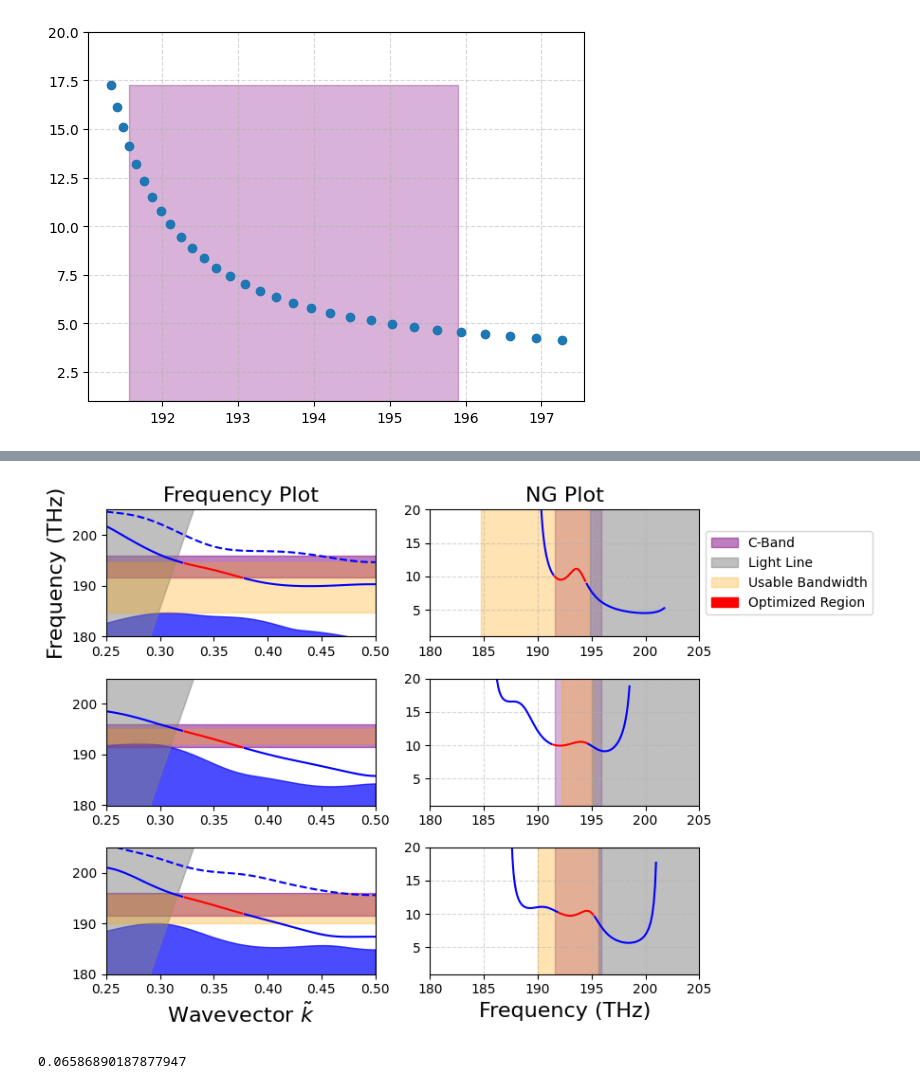
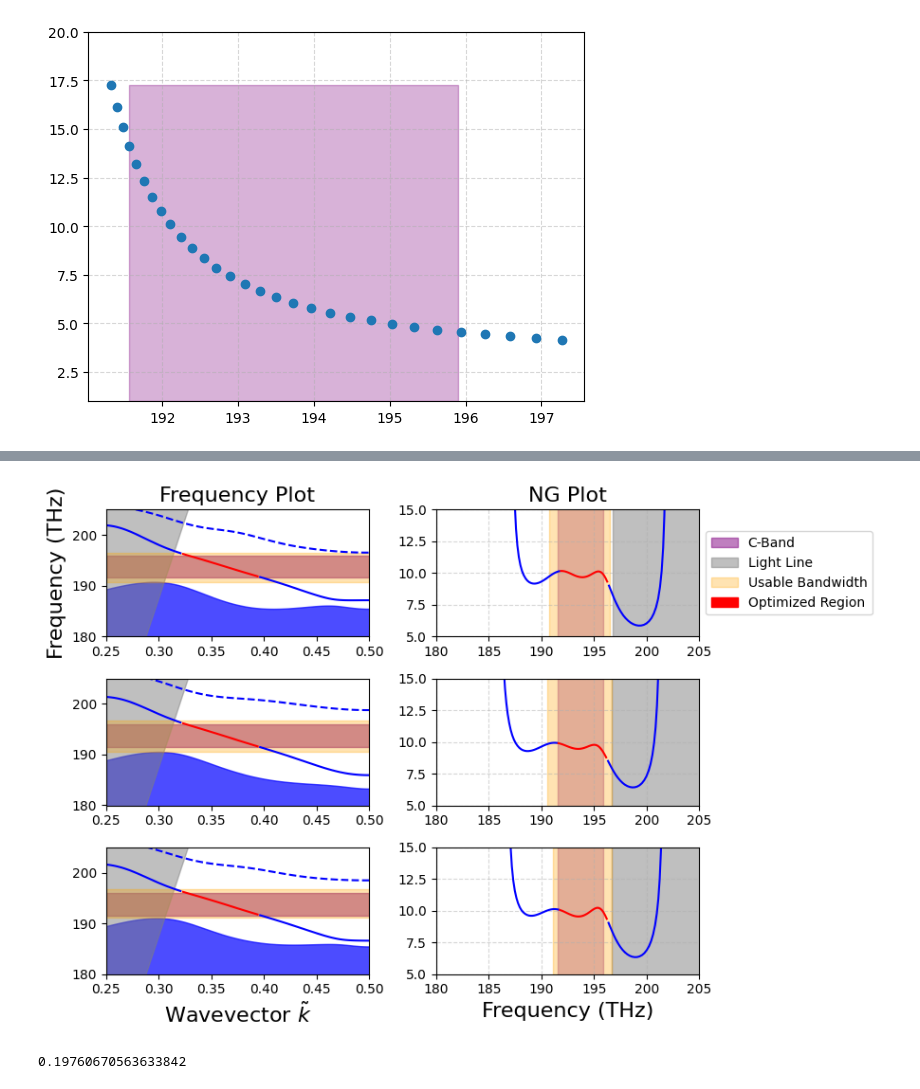
Before and after one commit to DominicJThompson/optGME, a Jupyter notebook: paper2/playground.ipynb, the cells around one changed output, grey strips where cells are left out. Saved outputs shown, nothing was run; the diff lists cells and outputs as text; code cells hidden in the pictures.

```diff
--- a/paper2/playground.ipynb
+++ b/paper2/playground.ipynb
@@ -93,12 +93,12 @@ fig, ax = plt.subplots(3,2,figsize=(9,6))
 ngs = np.array(ngs)
 
 startk = 29
-endk = 51
+endk = 58
 for i,gme in enumerate(gmes):
 
     #print out the conversion factor to center the c band at the start of the region
     s = gme.freqs[startk,14]*fconv/c_band_max
-    print((s**2)*455)
+    print(s*455)
 
     #find the index that the frequency hits the light line
     light_line_index = np.argmin(np.abs(gme.freqs[:,14]-ks/np.pi/2))
@@ -159,7 +160,7 @@ IndexError: invalid index to scalar variable.
 # %%
 phcs_corrected = []
 gmes_corrected = []
-a_prime = 485
+a_prime = 480
 fconv_prime = 299792458/a_prime/1e-9/1e12
 for vars in vars_array:
     phc = optomization.W1(vars=vars,Ny=7,eps_slab=3.13,dslab=270/a_prime)
@@ -181,7 +182,7 @@ fig, ax = plt.subplots(3,2,figsize=(9,6))
 ngs = np.array(ngs)
 
 startk = 29
-endk = 51
+endk = 58
 for i,(gme,ngs) in enumerate(zip(gmes_corrected,ngs_corrected)):
 
     #find the index that the frequency hits the light line
@@ -209,38 +210,38 @@ for i,(gme,ngs) in enumerate(zip(gmes_corrected,ngs_corrected)):
     #ng plot
     # Plot the blue curve outside [startk, endk]
     ax[i,1].plot(gme.freqs[:startk,14]*fconv_prime, ngs[:startk], color='b')
     ax[i,1].plot(gme.freqs[endk:,14]*fconv_prime, ngs[endk:], color='b')
     # Plot the red curve within [startk, endk]
     ax[i,1].plot(gme.freqs[startk:endk,14]*fconv_prime, ngs[startk:endk], color='r')
     ax[i,1].fill_between(np.linspace(c_band_min, c_band_max, len(ks)), np.ones(len(ks)), np.max(ngs), color='purple', alpha=0.3)
     ax[i,1].fill_between([gme.freqs[light_line_index,14]*fconv_prime,220],[1,1],20,color='gray',alpha=0.5)
     ax[i,1].fill_between(np.linspace(bw_min, bw_max, len(ks)), np.ones(len(ks)), np.max(ngs), color='orange', alpha=0.3)
     ax[i,1].grid(True,linestyle='--',alpha=0.5)
-    ax[i,1].set_ylim(1,20)
+    ax[i,1].set_ylim(5,15)
     ax[i,1].set_xlim(180, 205)
 
 #add labels and legends
 ax[0,0].set_ylabel('Frequency (THz)',fontsize=16)
 ax[2,1].set_xlabel('Frequency (THz)',fontsize=16)
 ax[0,0].set_title('Frequency Plot',fontsize=16)
 ax[0,1].set_title('NG Plot',fontsize=16)
 ax[2,0].set_xlabel('Wavevector $\\tilde k$',fontsize=16)
 # To set custom legend labels and colors, define proxy artists for the legend:
 legend_handles = [
     mpatches.Patch(color='purple', alpha=0.5, label='C-Band'),
     mpatches.Patch(color='gray', alpha=0.5, label='Light Line'),
     mpatches.Patch(color='orange', alpha=0.3, label='Usable Bandwidth'),
     mpatches.Patch(color='red', alpha=1, label='Optimized Region')
 ]
 ax[0,1].legend(handles=legend_handles, loc='center left', bbox_to_anchor=(1, 0.5))
 
 plt.tight_layout()
 plt.show()
 # %% [output]
-[figure, old version]
+[figure, new version]
 # %%
-10*(c_band_max/fconv-c_band_min/fconv)
+30*(c_band_max/fconv-c_band_min/fconv)
 # %% [output]
-0.06586890187877947
+0.19760670563633842
 # %%
 k = ks/2/np.pi
```
Also changed, not shown: parts of 6 cells of this notebook, 1 other file.
